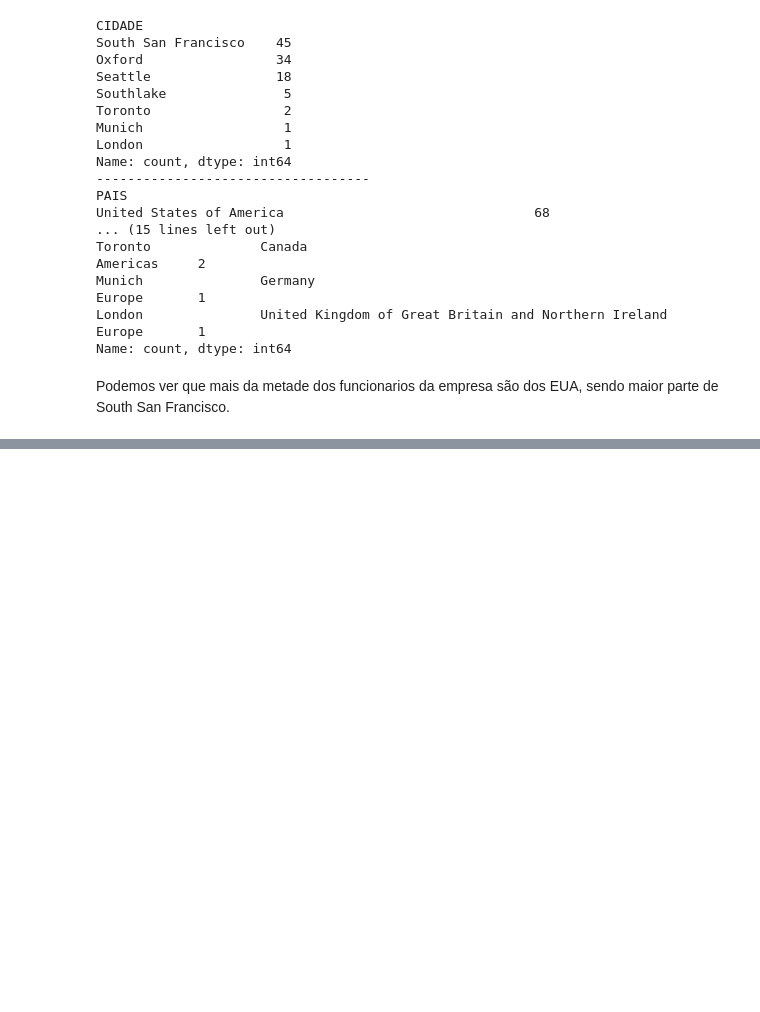
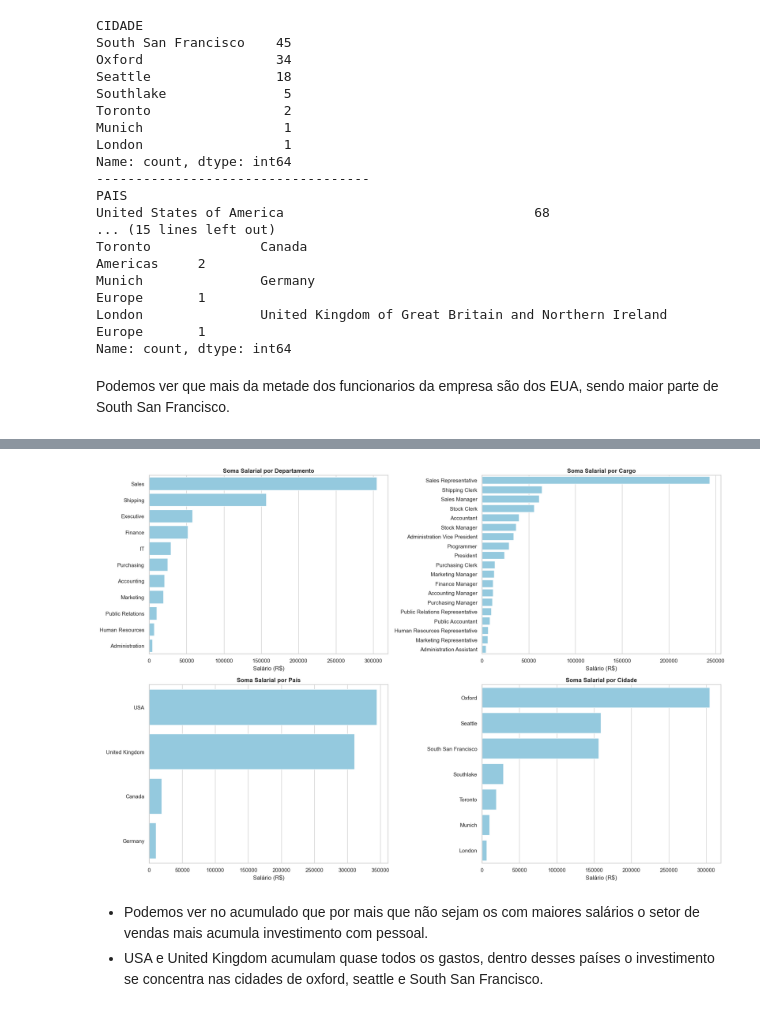
Before and after one commit to VictorHSaints/Projeto-analise-dados-SCTEC, a Jupyter notebook: EDA.ipynb, the cells around one changed output, grey strips where cells are left out. Drawn from its saved outputs; the diff is of its cells as text; code cells hidden in the pictures; blank space fills up the shorter version.

```diff
--- a/EDA.ipynb
+++ b/EDA.ipynb
@@ -311,0 +326,70 @@ Corroborando a analise anterior há dados duplicados, esses em sua maioria são
+# %%
+
+# Ajuste nomes
+nomes_paises = {
+    "United Kingdom of Great Britain and Northern Ireland": "United Kingdom",
+    "United States of America": "USA",
+}
+df_grafico["PAIS"] = df_grafico["PAIS"].replace(
+    nomes_paises
+)
+
+
+# Configuração de estilo limpo
+sns.set_theme(style="whitegrid")
+
+# Criando a estrutura 2x2 (2 linhas, 2 colunas) com bastante espaço lateral
+fig, axes = plt.subplots(nrows=2, ncols=2, figsize=(18, 12))
+
+# ---------------------------------------------------------
+# 1. DEPARTAMENTO (Superior Esquerdo -> axes[0, 0])
+# ---------------------------------------------------------
+df_dept = df_grafico.groupby("DEPARTAMENTO")["SALARIO"].sum().reset_index()
+df_dept = df_dept.sort_values(by="SALARIO", ascending=False)
+
+sns.barplot(data=df_dept, x="SALARIO", y="DEPARTAMENTO", color="skyblue", ax=axes[0, 0])
+axes[0, 0].set_title("Soma Salarial por Departamento", fontsize=12, weight='bold')
+axes[0, 0].set_xlabel("Salário (R$)")
+axes[0, 0].set_ylabel("") # Remove o título do eixo Y para economizar espaço
+
+# ---------------------------------------------------------
+# 2. CARGOS (Superior Direito -> axes[0, 1])
+# ---------------------------------------------------------
+df_cargos = df_grafico.groupby("CARGOS")["SALARIO"].sum().reset_index()
+df_cargos = df_cargos.sort_values(by="SALARIO", ascending=False)
+
+sns.barplot(data=df_cargos, x="SALARIO", y="CARGOS", color="skyblue", ax=axes[0, 1])
+axes[0, 1].set_title("Soma Salarial por Cargo", fontsize=12, weight='bold')
+axes[0, 1].set_xlabel("Salário (R$)")
+axes[0, 1].set_ylabel("")
+
+# ---------------------------------------------------------
+# 3. PAIS (Inferior Esquerdo -> axes[1, 0])
+# ---------------------------------------------------------
+df_pais = df_grafico.groupby("PAIS")["SALARIO"].sum().reset_index()
+df_pais = df_pais.sort_values(by="SALARIO", ascending=False)
+
+sns.barplot(data=df_pais, x="SALARIO", y="PAIS", color="skyblue", ax=axes[1, 0])
+axes[1, 0].set_title("Soma Salarial por País", fontsize=12, weight='bold')
+axes[1, 0].set_xlabel("Salário (R$)")
+axes[1, 0].set_ylabel("")
+
+# ---------------------------------------------------------
+# 4. CIDADE (Inferior Direito -> axes[1, 1])
+# ---------------------------------------------------------
+df_cidade = df_grafico.groupby("CIDADE")["SALARIO"].sum().reset_index()
+df_cidade = df_cidade.sort_values(by="SALARIO", ascending=False)
+
+sns.barplot(data=df_cidade, x="SALARIO", y="CIDADE", color="skyblue", ax=axes[1, 1])
+axes[1, 1].set_title("Soma Salarial por Cidade", fontsize=12, weight='bold')
+axes[1, 1].set_xlabel("Salário (R$)")
+axes[1, 1].set_ylabel("")
+
+# Ajuste fino para evitar sobreposição de títulos e rótulos
+plt.tight_layout()
+plt.show()
+# %% [output]
+[figure, added]
+# %% [markdown]
+- Podemos ver no acumulado que por mais que não sejam os com maiores salários o setor de vendas mais acumula investimento com pessoal.
+- USA e United Kingdom acumulam quase todos os gastos, dentro desses países o investimento se concentra nas cidades de oxford, seattle e South San Francisco.
```
Also changed, not shown: parts of 13 cells of this notebook.
